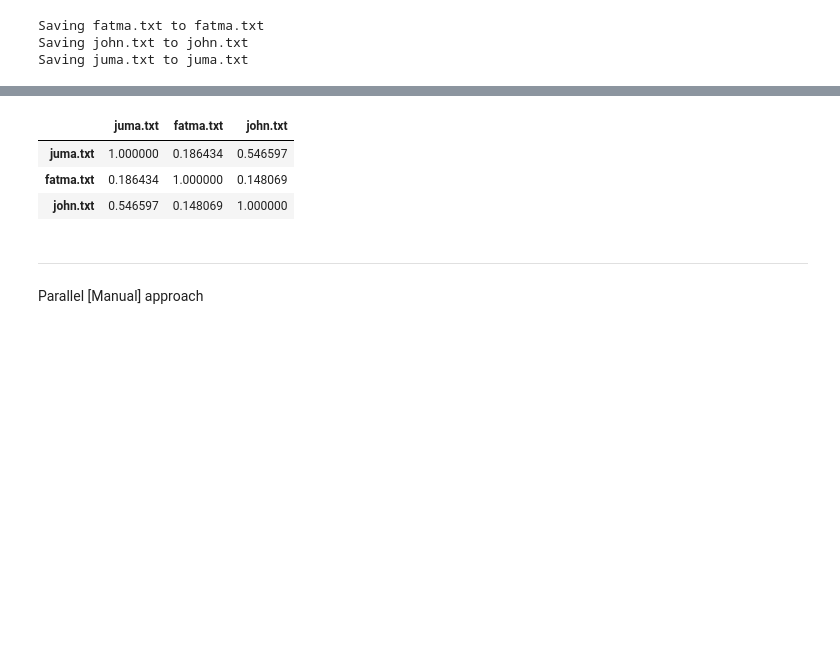
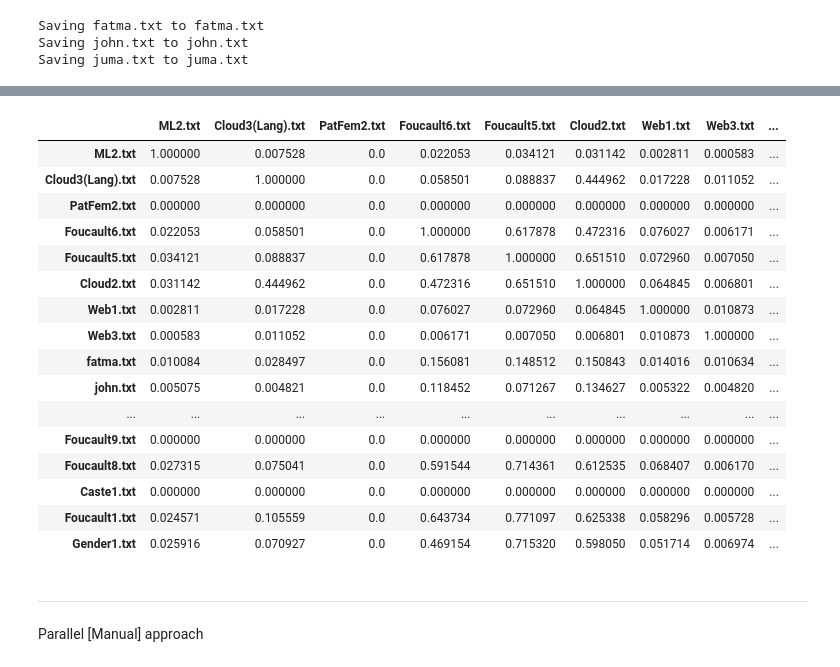
Before and after one commit to arindamkeswani/RePlicate, a Jupyter notebook: RePlicate_(HPC_Project).ipynb, the cells around one changed output, grey strips where cells are left out. Cells and saved outputs as stored; diff of their text form; code cells hidden in the pictures; blank space fills up the shorter version.

```diff
--- a/RePlicate_(HPC_Project).ipynb
+++ b/RePlicate_(HPC_Project).ipynb
@@ -133,10 +136,24 @@ Wall time: 23.5 ms
-# %%
-df
-# %% [output]
-|  | juma.txt | fatma.txt | john.txt |
-| juma.txt | 1.000000 | 0.186434 | 0.546597 |
-| fatma.txt | 0.186434 | 1.000000 | 0.148069 |
-| john.txt | 0.546597 | 0.148069 | 1.000000 |
+# %%
+df=createTable(ans)
+df
+# %% [output]
+|  | ML2.txt | Cloud3(Lang).txt | PatFem2.txt | Foucault6.txt | Foucault5.txt | Cloud2.txt | Web1.txt | Web3.txt | ... |
+| ML2.txt | 1.000000 | 0.007528 | 0.0 | 0.022053 | 0.034121 | 0.031142 | 0.002811 | 0.000583 | ... |
+| Cloud3(Lang).txt | 0.007528 | 1.000000 | 0.0 | 0.058501 | 0.088837 | 0.444962 | 0.017228 | 0.011052 | ... |
+| PatFem2.txt | 0.000000 | 0.000000 | 0.0 | 0.000000 | 0.000000 | 0.000000 | 0.000000 | 0.000000 | ... |
+| Foucault6.txt | 0.022053 | 0.058501 | 0.0 | 1.000000 | 0.617878 | 0.472316 | 0.076027 | 0.006171 | ... |
+| Foucault5.txt | 0.034121 | 0.088837 | 0.0 | 0.617878 | 1.000000 | 0.651510 | 0.072960 | 0.007050 | ... |
+| Cloud2.txt | 0.031142 | 0.444962 | 0.0 | 0.472316 | 0.651510 | 1.000000 | 0.064845 | 0.006801 | ... |
+| Web1.txt | 0.002811 | 0.017228 | 0.0 | 0.076027 | 0.072960 | 0.064845 | 1.000000 | 0.010873 | ... |
+| Web3.txt | 0.000583 | 0.011052 | 0.0 | 0.006171 | 0.007050 | 0.006801 | 0.010873 | 1.000000 | ... |
+| fatma.txt | 0.010084 | 0.028497 | 0.0 | 0.156081 | 0.148512 | 0.150843 | 0.014016 | 0.010634 | ... |
+| john.txt | 0.005075 | 0.004821 | 0.0 | 0.118452 | 0.071267 | 0.134627 | 0.005322 | 0.004820 | ... |
+| ... | ... | ... | ... | ... | ... | ... | ... | ... | ... |
+| Foucault9.txt | 0.000000 | 0.000000 | 0.0 | 0.000000 | 0.000000 | 0.000000 | 0.000000 | 0.000000 | ... |
+| Foucault8.txt | 0.027315 | 0.075041 | 0.0 | 0.591544 | 0.714361 | 0.612535 | 0.068407 | 0.006170 | ... |
+| Caste1.txt | 0.000000 | 0.000000 | 0.0 | 0.000000 | 0.000000 | 0.000000 | 0.000000 | 0.000000 | ... |
+| Foucault1.txt | 0.024571 | 0.105559 | 0.0 | 0.643734 | 0.771097 | 0.625338 | 0.058296 | 0.005728 | ... |
+| Gender1.txt | 0.025916 | 0.070927 | 0.0 | 0.469154 | 0.715320 | 0.598050 | 0.051714 | 0.006974 | ... |
 # %% [markdown]
 
 
```
Also changed, not shown: parts of 20 cells of this notebook.
